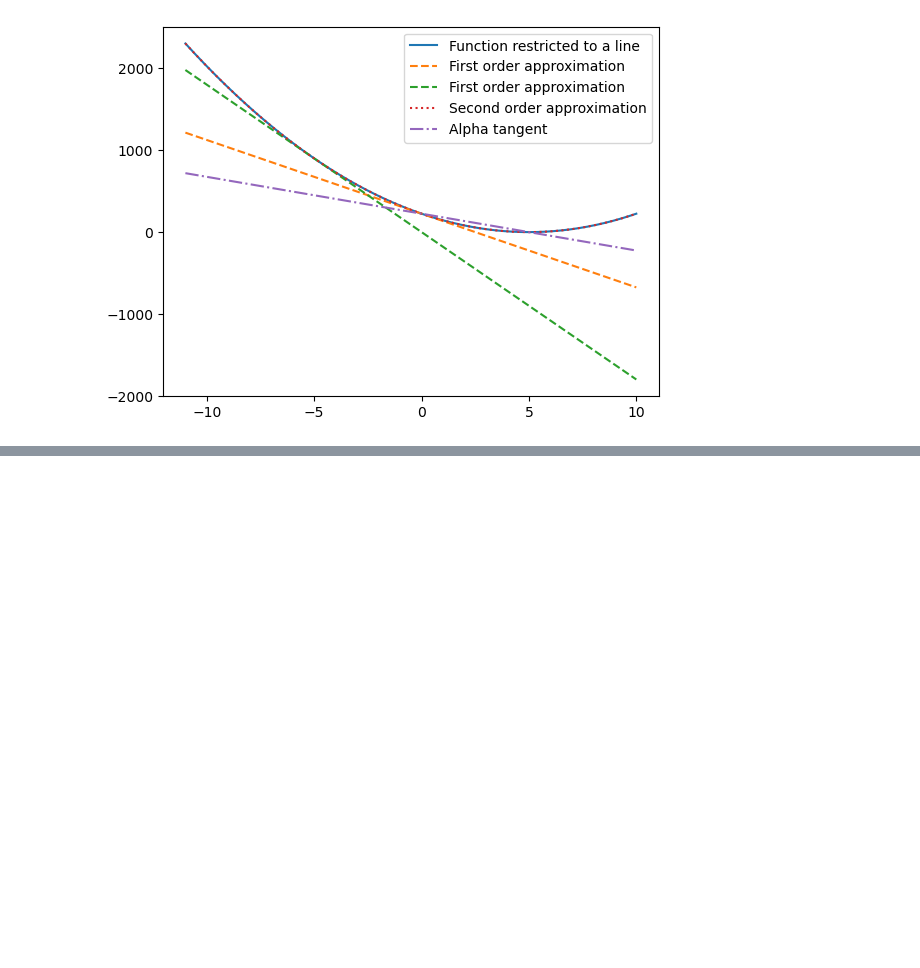
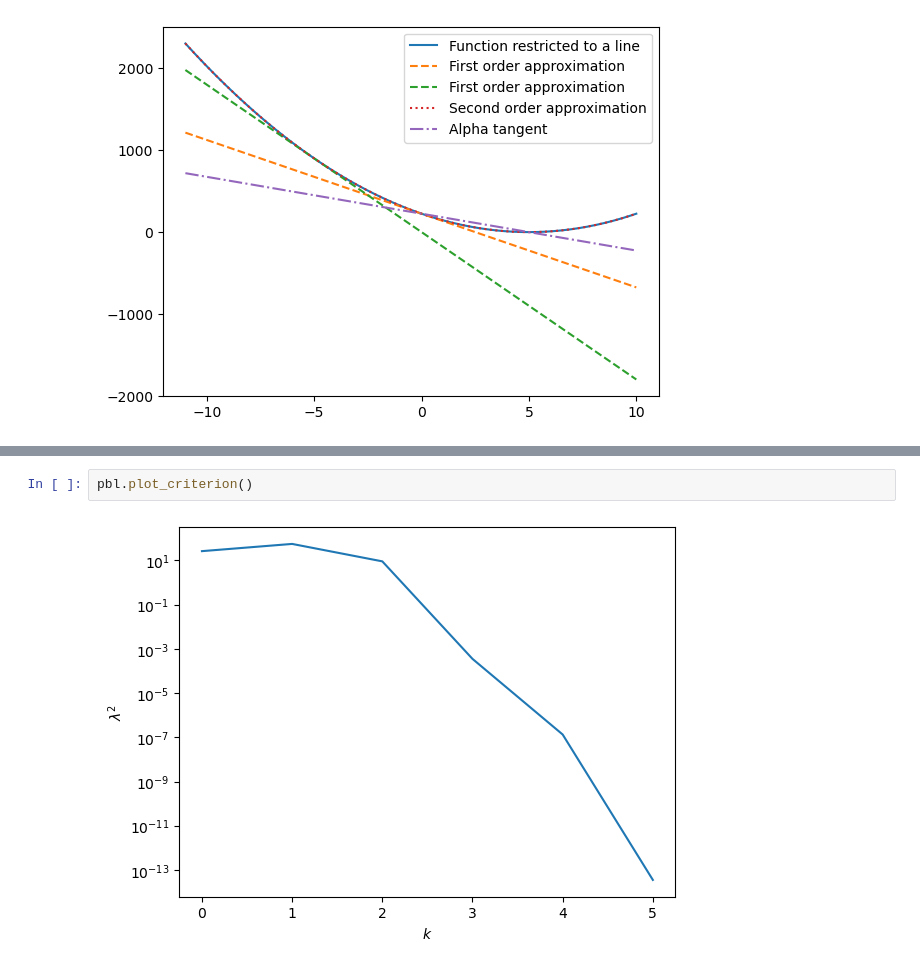
Before and after one commit to gwatkinson/ConvexOptimisationHW3, a Jupyter notebook: test.ipynb, the cells around one changed output, grey strips where cells are left out. Saved outputs shown, nothing was run; the diff lists cells and outputs as text; blank space fills up the shorter version.

```diff
--- a/test.ipynb
+++ b/test.ipynb
@@ -136,0 +159,4 @@ pb.plot_gap()
+# %%
+pbl.plot_criterion()
+# %% [output]
+[figure, added]
```
Also changed, not shown: parts of 44 cells of this notebook.
